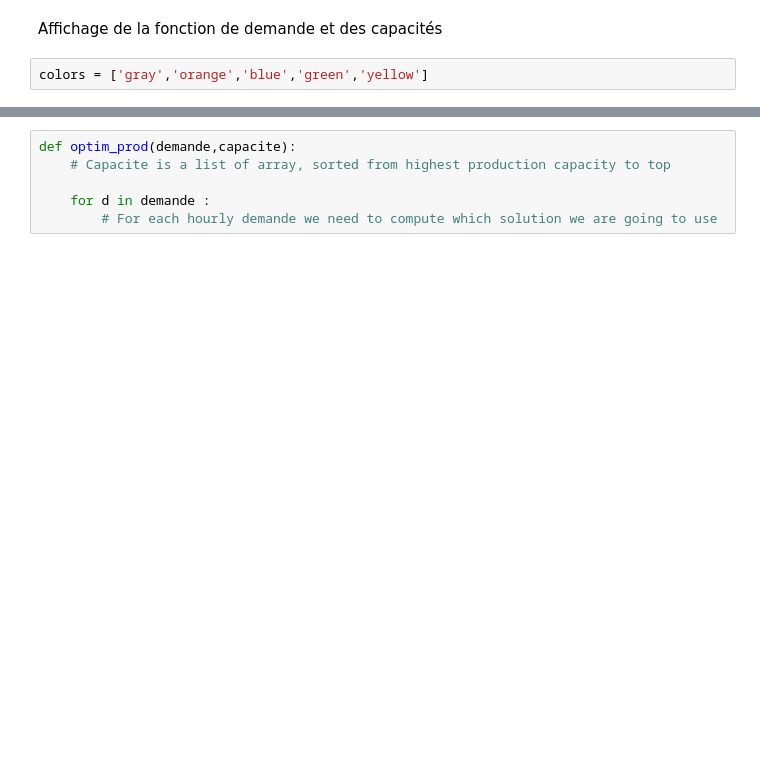
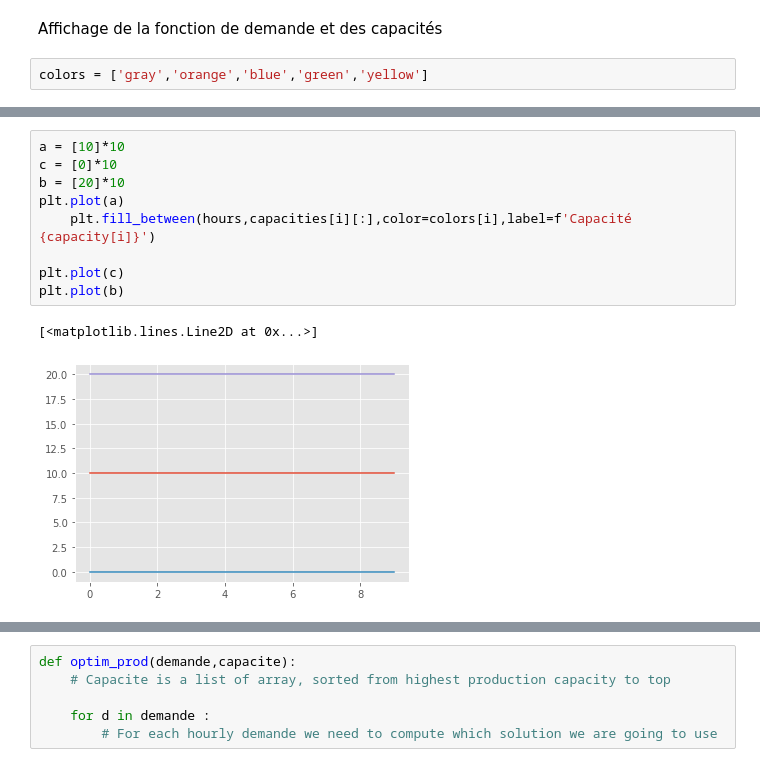
Before and after one commit to keyserwood/TEECO, a Jupyter notebook: 1.0-er_project_french_electric .ipynb, the cells around one changed output, grey strips where cells are left out. Saved outputs shown, nothing was run; the diff lists cells and outputs as text; blank space fills up the shorter version.

```diff
--- a/1.0-er_project_french_electric .ipynb
+++ b/1.0-er_project_french_electric .ipynb
@@ -190,0 +191,12 @@ mat[1][0]
+# %%
+a = [10]*10
+c = [0]*10
+b = [20]*10
+plt.plot(a)
+    plt.fill_between(hours,capacities[i][:],color=colors[i],label=f'Capacité {capacity[i]}')
+
+plt.plot(c)
+plt.plot(b)
+# %% [output]
+[<matplotlib.lines.Line2D at 0x...>]
+[figure, added]
```
Also changed, not shown: parts of 10 cells of this notebook.
